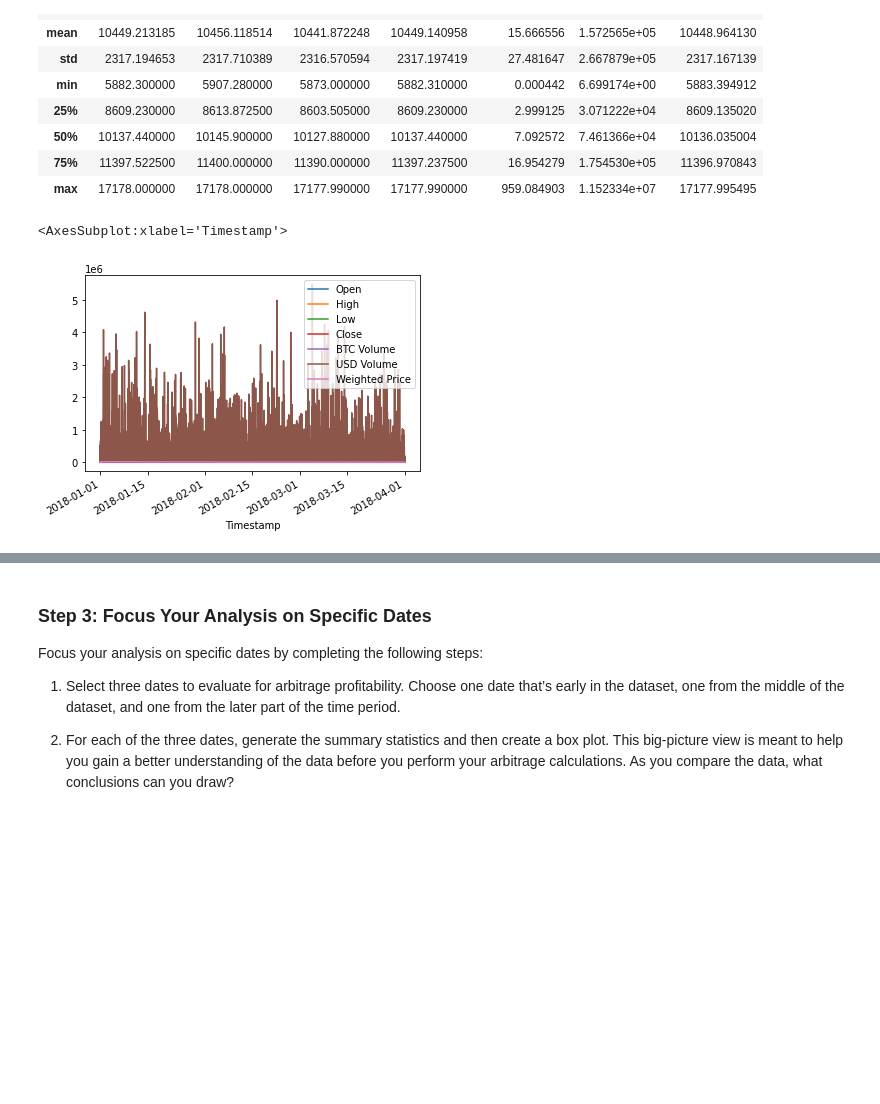
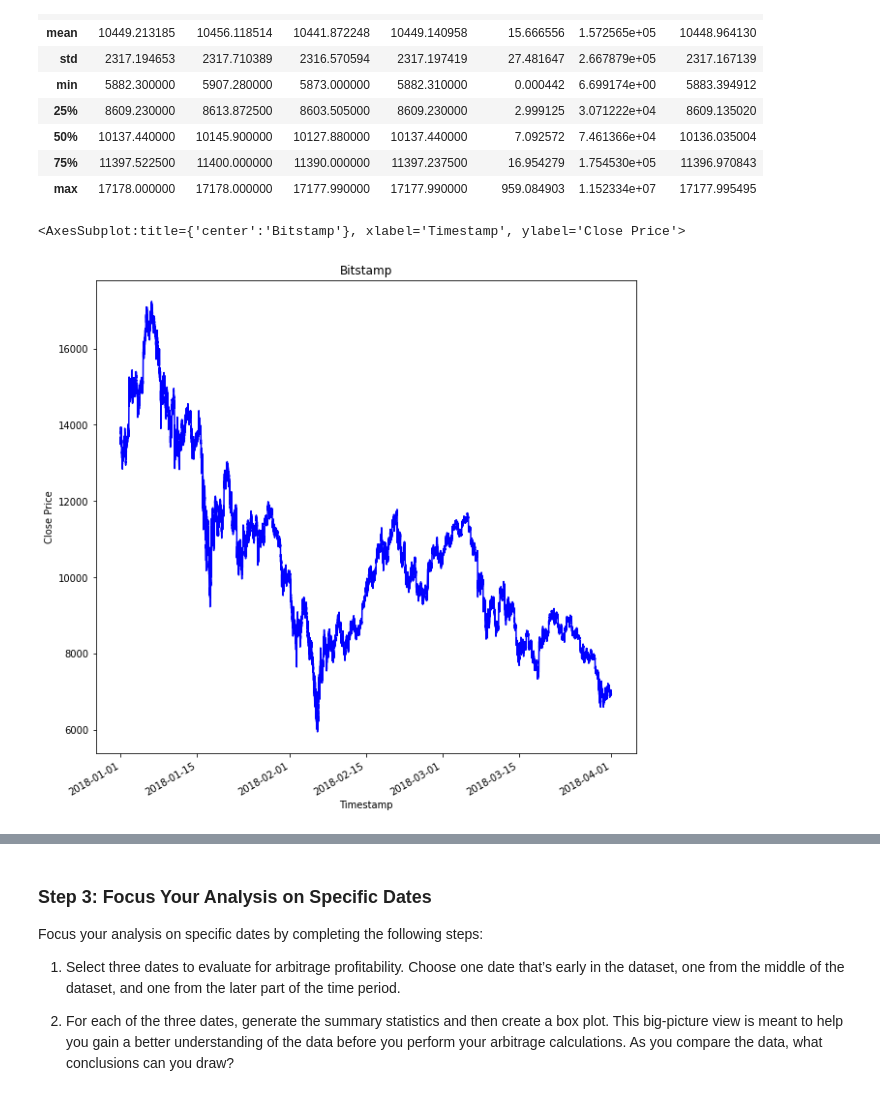
Before and after one commit to mimisull/Challenge-3, a Jupyter notebook: crypto_arbitrage.ipynb, the cells around one changed output, grey strips where cells are left out. Saved outputs shown, nothing was run; the diff lists cells and outputs as text; code cells hidden in the pictures; blank space fills up the shorter version.

```diff
--- a/crypto_arbitrage.ipynb
+++ b/crypto_arbitrage.ipynb
@@ -243,10 +243,10 @@ coinbase.describe()
 # %%
 # Create a line plot for the bitstamp DataFrame for the full length of time in the dataset
 # Be sure that the figure size, title, and color are tailored to each visualization
-bitstamp.loc['2018-01-01 00:00:00':].plot(kind="line")
+bitstamp['Close'].plot(kind=("line"), title='Bitstamp', figsize=(10,10), color="blue", ylabel="Close Price")
 # %% [output]
-<AxesSubplot:xlabel='Timestamp'>
+<AxesSubplot:title={'center':'Bitstamp'}, xlabel='Timestamp', ylabel='Close Price'>
-[figure, old version]
+[figure, new version]
 # %%
 # Create a line plot for the coinbase DataFrame for the full length of time in the dataset
 # Be sure that the figure size, title, and color are tailored to each visualization
```
Also changed, not shown: parts of 18 cells of this notebook.
